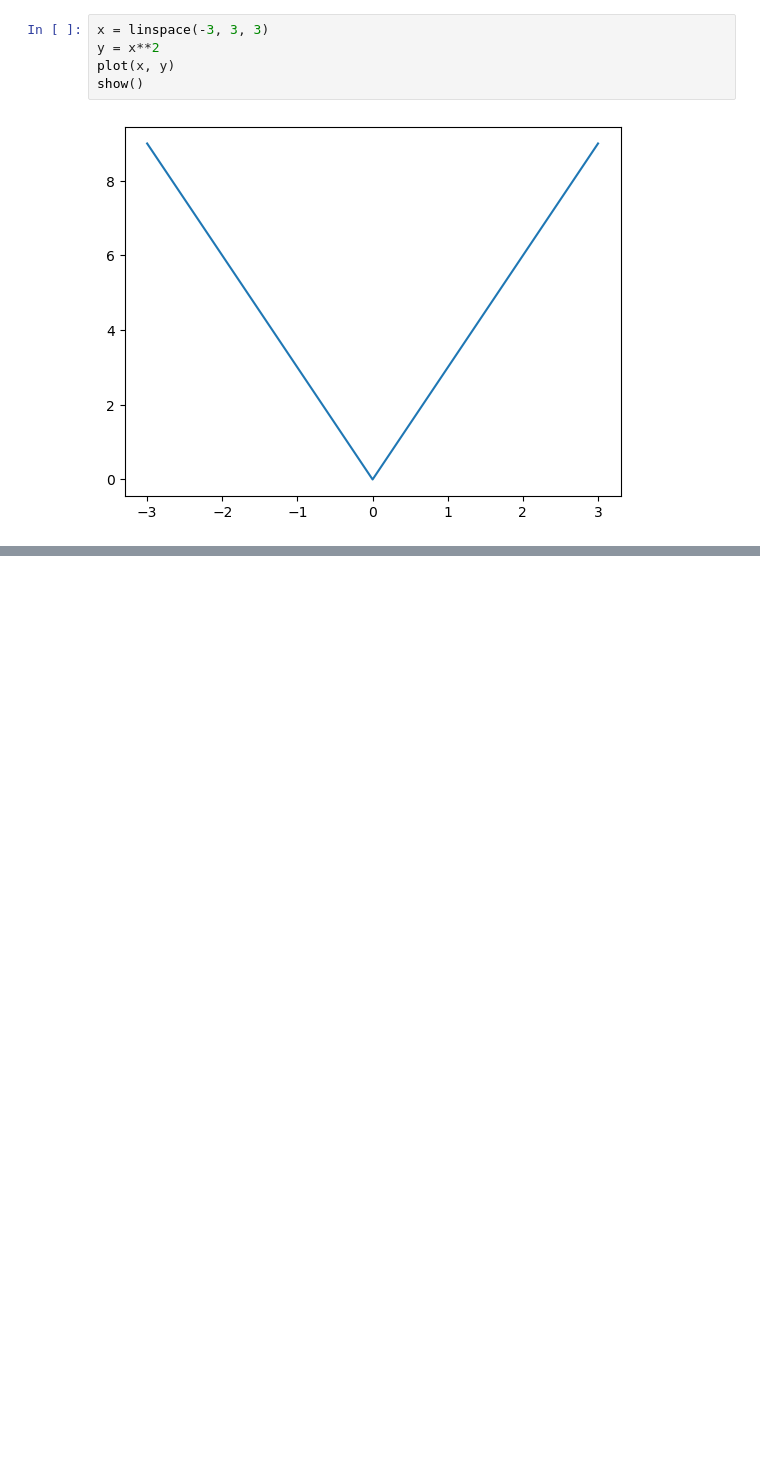
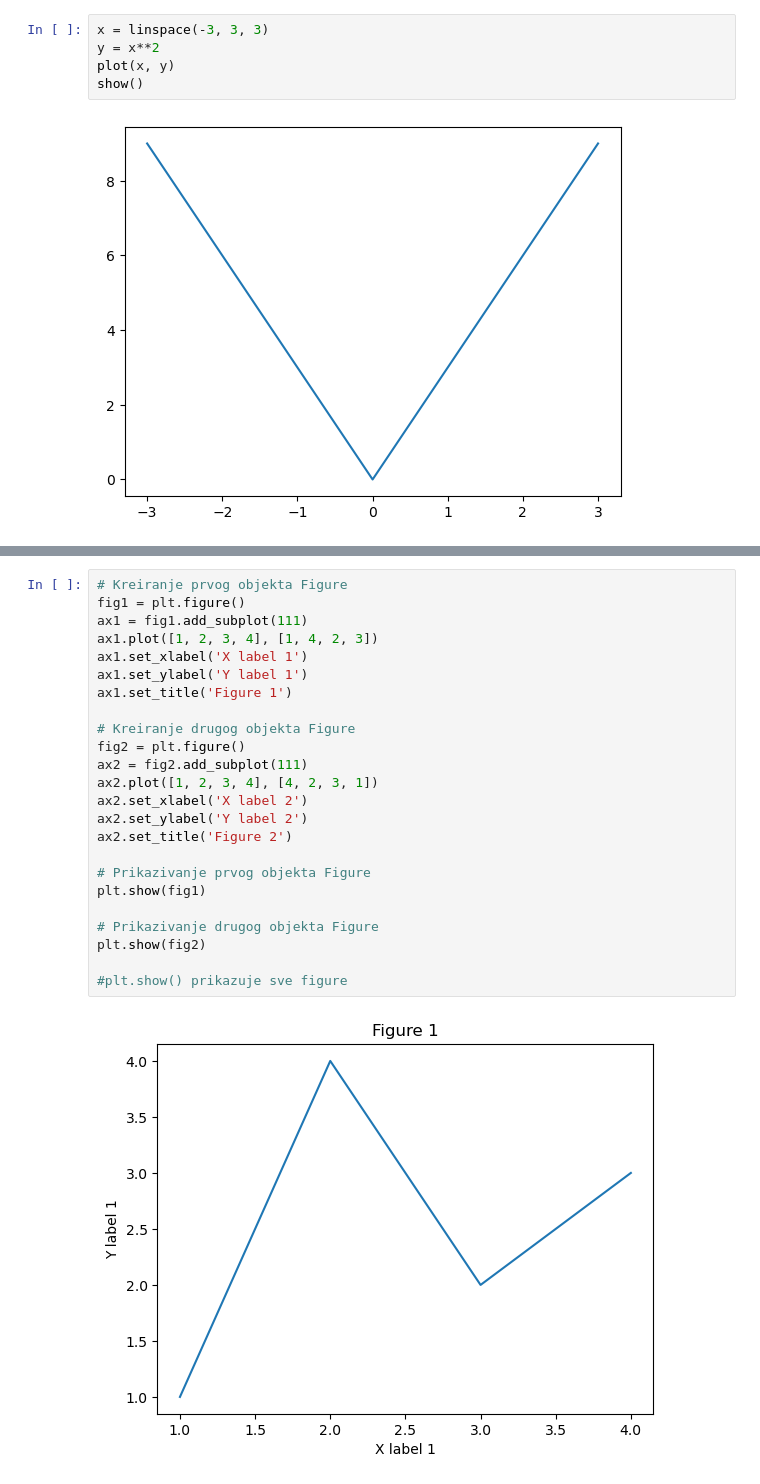
Before and after one commit to nikoladj99/DataVisualization, a Jupyter notebook: Demo.ipynb, the cells around one changed output, grey strips where cells are left out. Cells and saved outputs as stored; diff of their text form; blank space fills up the shorter version.

```diff
--- a/Demo.ipynb
+++ b/Demo.ipynb
@@ -79,0 +120,26 @@ show()
+# %%
+# Kreiranje prvog objekta Figure
+fig1 = plt.figure()
+ax1 = fig1.add_subplot(111)
+ax1.plot([1, 2, 3, 4], [1, 4, 2, 3])
+ax1.set_xlabel('X label 1')
+ax1.set_ylabel('Y label 1')
+ax1.set_title('Figure 1')
+
+# Kreiranje drugog objekta Figure
+fig2 = plt.figure()
+ax2 = fig2.add_subplot(111)
+ax2.plot([1, 2, 3, 4], [4, 2, 3, 1])
+ax2.set_xlabel('X label 2')
+ax2.set_ylabel('Y label 2')
+ax2.set_title('Figure 2')
+
+# Prikazivanje prvog objekta Figure
+plt.show(fig1)
+
+# Prikazivanje drugog objekta Figure
+plt.show(fig2)
+
+#plt.show() prikazuje sve figure
+# %% [output]
+[figure, added]
```
Also changed, not shown: parts of 14 cells of this notebook.
